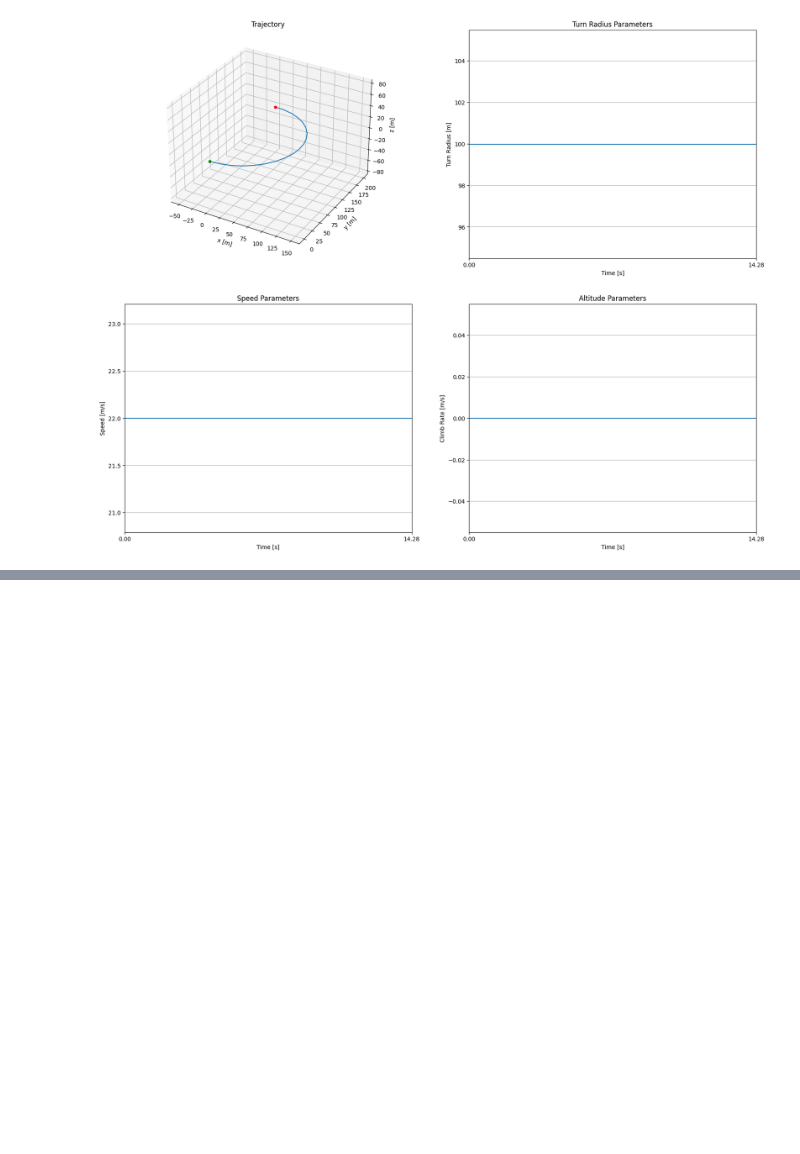
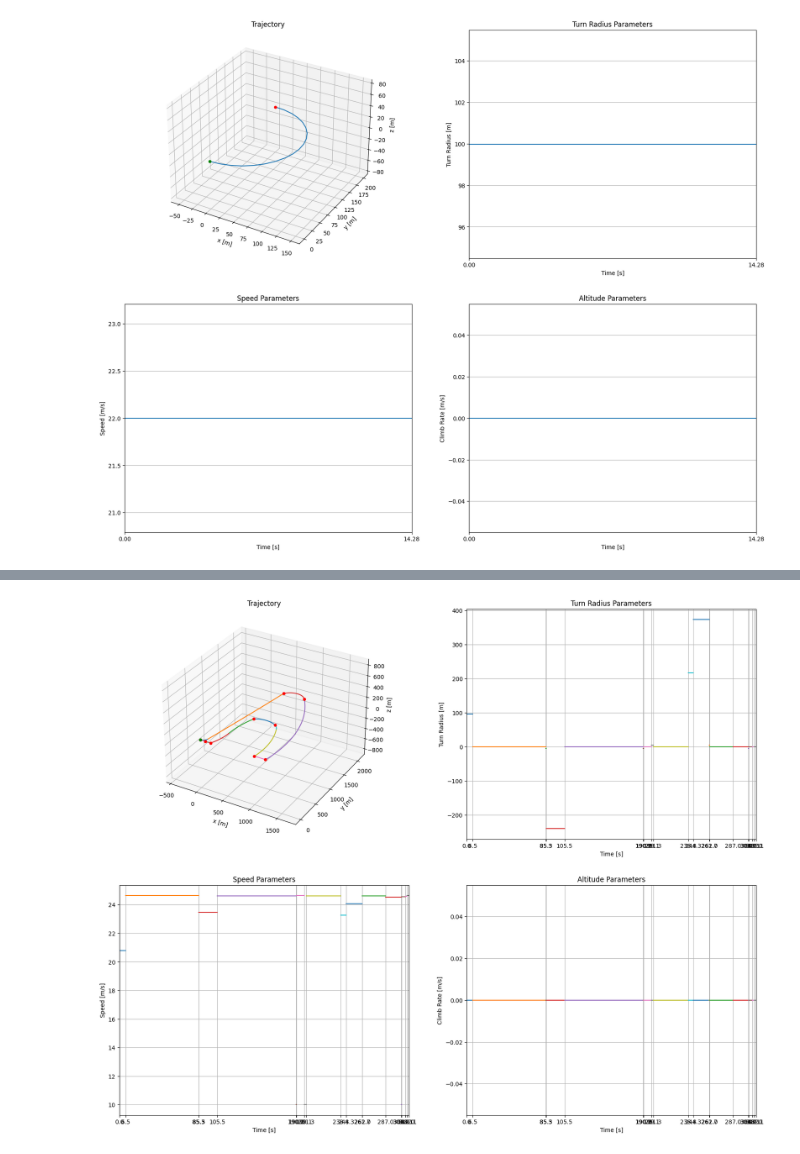
Before and after one commit to Connor-Lemons/Ardupilot-Path-Optimizer, a Jupyter notebook: slides.ipynb, the cells around one changed output, grey strips where cells are left out. Cells and saved outputs as stored; diff of their text form; code cells hidden in the pictures; blank space fills up the shorter version.

```diff
--- a/slides.ipynb
+++ b/slides.ipynb
@@ -36,0 +37,17 @@ optim2.plot()
+# %%
+start = StartConstraint(0, 0, 0, 0)
+con1 = Constraint(400, 2000, 0)
+con2 = Constraint(800, 2000, 0)
+con3 = Constraint(1200, 0, 0)
+con4 = Constraint(1000, 0, 0)
+con5 = Constraint(800, 1000, 0)
+con6 = Constraint(400, 1000, 0)
+con7 = Constraint(200, 0, 0)
+con8 = Constraint(0, 0, 0, 180, directional=True)
+con9 = Constraint(100, 0, 0)
+optim_params.speed_weight = 1
+optim_params.time_weight = 100
+optim2 = Optimizer(Trajectory(start, [con1, con2, con3, con4, con5, con6, con7, con9, con8], phases_per_constraint=2), ap, optim_params)
+optim2.plot()
+# %% [output]
+[figure, added]
```
Also changed, not shown: parts of 5 cells of this notebook, 1 other file.
